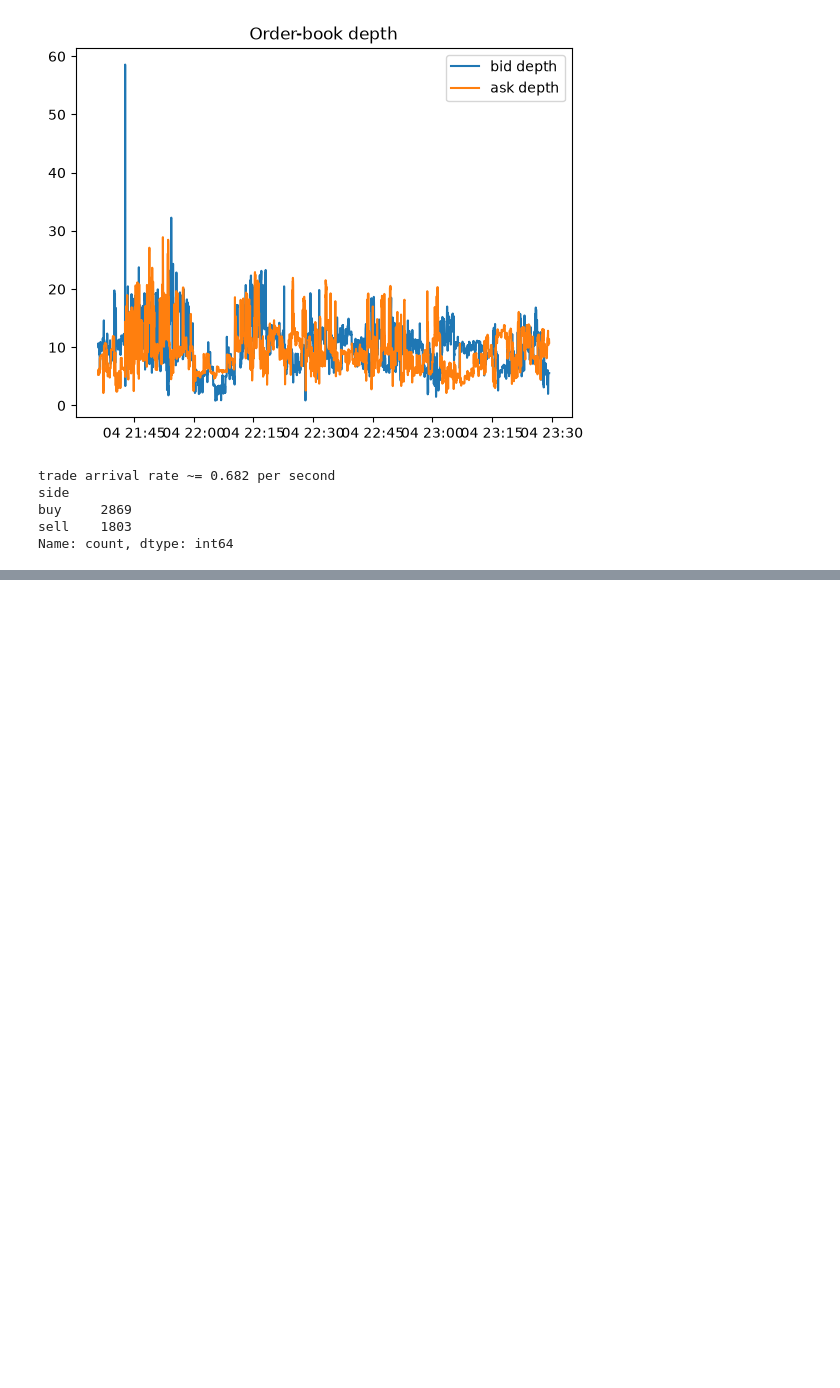
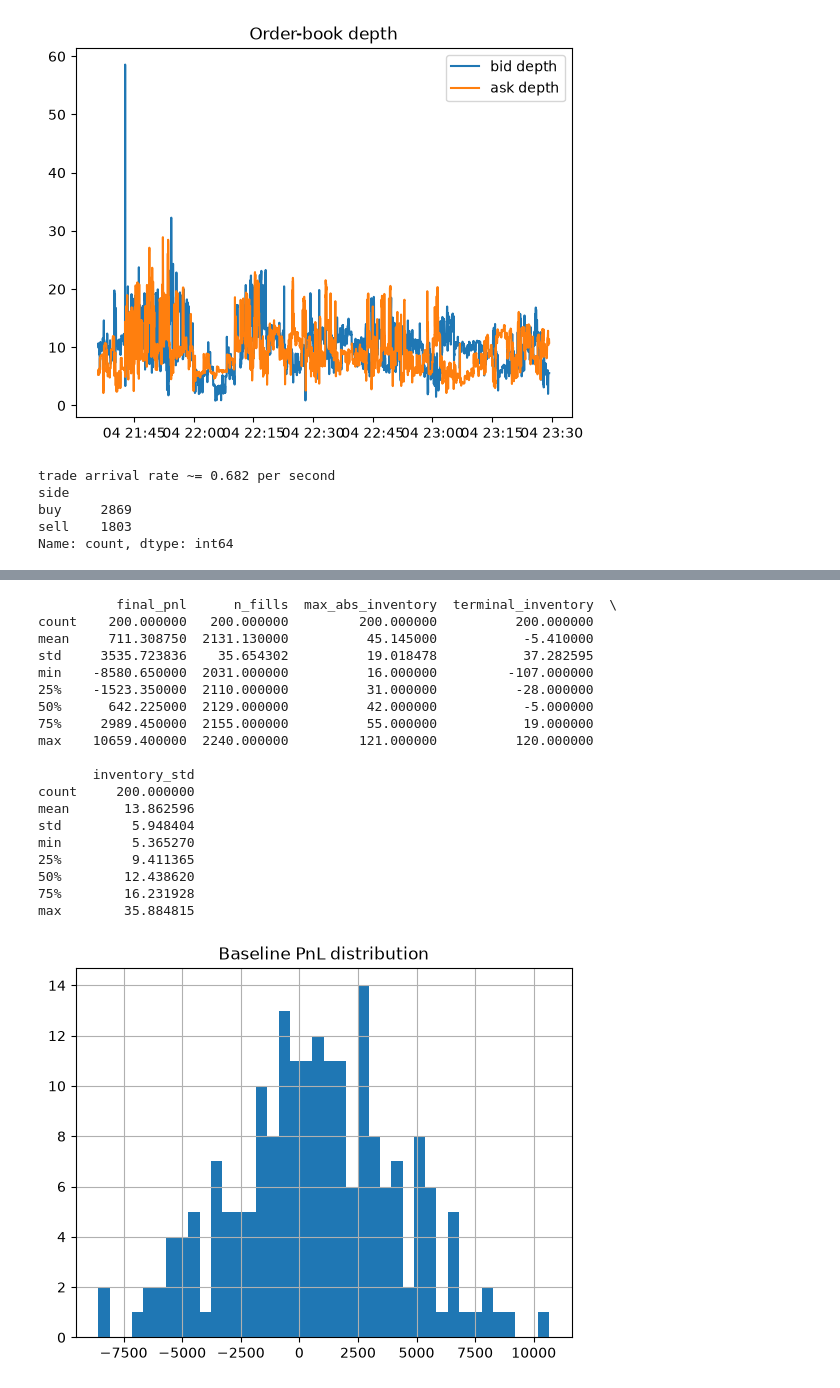
Before and after one commit to Caesar1222/optimal-market-making, a Jupyter notebook: python/analysis.ipynb, the cells around one changed output, grey strips where cells are left out. Cells and saved outputs as stored; diff of their text form; code cells hidden in the pictures; blank space fills up the shorter version.

```diff
--- a/python/analysis.ipynb
+++ b/python/analysis.ipynb
@@ -61,0 +86,31 @@ arrival rate = 0.682/sec
+# %%
+from evaluation import monte_carlo, summarize
+from simulator import SimConfig, fixed_spread_strategy
+
+mids = df.sort_values("ts")["mid"].to_numpy()
+base = SimConfig(A=1.0, kappa=1.5, dt=1.0)
+
+res = monte_carlo(mids, fixed_spread_strategy(half_spread=0.5), base, n_runs=200)
+print(res.describe())
+res["final_pnl"].hist(bins=40); plt.title("Baseline PnL distribution"); plt.show()
+# %% [output]
+          final_pnl      n_fills  max_abs_inventory  terminal_inventory  \
+count    200.000000   200.000000         200.000000          200.000000
+mean     711.308750  2131.130000          45.145000           -5.410000
+std     3535.723836    35.654302          19.018478           37.282595
+min    -8580.650000  2031.000000          16.000000         -107.000000
+25%    -1523.350000  2110.000000          31.000000          -28.000000
+50%      642.225000  2129.000000          42.000000           -5.000000
+75%     2989.450000  2155.000000          55.000000           19.000000
+max    10659.400000  2240.000000         121.000000          120.000000
+
+       inventory_std
+count     200.000000
+mean       13.862596
+std         5.948404
+min         5.365270
+25%         9.411365
+50%        12.438620
+75%        16.231928
+max        35.884815
+[figure, added]
```
Also changed, not shown: parts of 4 cells of this notebook, 2 other files.
